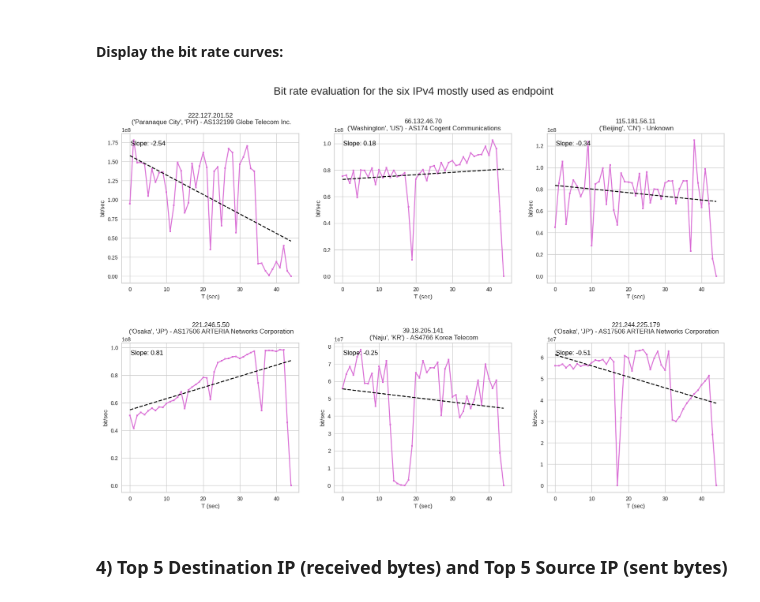
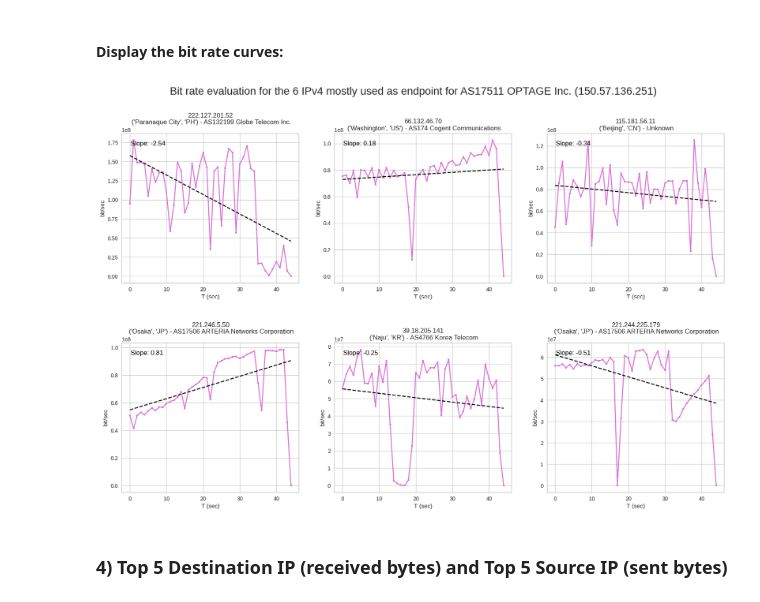
Before and after one commit to JRhin/pcap-analysis, a Jupyter notebook: main_notebook.ipynb, the cells around one changed output. Saved outputs shown, nothing was run; the diff lists cells and outputs as text; code cells hidden in the pictures.

```diff
--- a/main_notebook.ipynb
+++ b/main_notebook.ipynb
@@ -243,35 +256,36 @@ shape: (6, 1)
 # %%
 rows, _ = most_used_endpoints.shape
 rowlength = rows//2
 fig, axs = plt.subplots(figsize=(20, 12), nrows=2, ncols=rowlength, gridspec_kw=dict(hspace=0.4))
 
 temp = df.filter(pl.col("dst").is_in(most_used_endpoints.get_column("dst"))).groupby(by="dst")
 
 for ip, ax in zip(most_used_endpoints.get_column("dst"), axs.flatten()):
 
     bit_rate_data = bit_rate(df.filter(pl.col("dst")==ip), step_sec=0.1)
 
     ax.plot(bit_rate_data, marker="s", markersize=3.1, markerfacecolor='orchid', markeredgecolor='red', color='orchid') #mettere qui ax.plot(x,data....)
     ax.set_title(ip + "\n " + str(get_ip_info(ip)[0])+" - " +str(get_ip_info(ip)[1]))
     ax.set_xlabel("T (sec)")
     ax.set_ylabel("bit/sec")
 
     # Calculate regression line
     x = np.arange(len(bit_rate_data))
     slope, intercept = np.polyfit(x, bit_rate_data, 1)
     reg_line = slope * x + intercept
     slope=slope/1000000
 
     # Plot regression line
     ax.plot(x, reg_line, linestyle='--', color='black')
 
     # Print slope value on plot
     ax.text(0.05, 0.95, f"Slope: {slope:.2f}", transform=ax.transAxes, va='top', ha='left', color='black')
 
-plt.suptitle('Bit rate evaluation for the six IPv4 mostly used as endpoint', fontsize=20)
+plt.suptitle(f'Bit rate evaluation for the 6 IPv4 mostly used as endpoint for {get_ip_info(ip_highest_traffic)[1]} ({ip_highest_traffic})', fontsize=20)
+plt.savefig("bitrate_6_endpoints.svg", format='svg', bbox_inches = "tight")
 plt.show()
 # %% [output]
-[figure, old version]
+[figure, new version]
 # %% [markdown]
 ### 4) Top 5 Destination IP (received bytes) and Top 5 Source IP (sent bytes)
 # %% [markdown]
```
Also changed, not shown: parts of 48 cells of this notebook, 3 other files.
